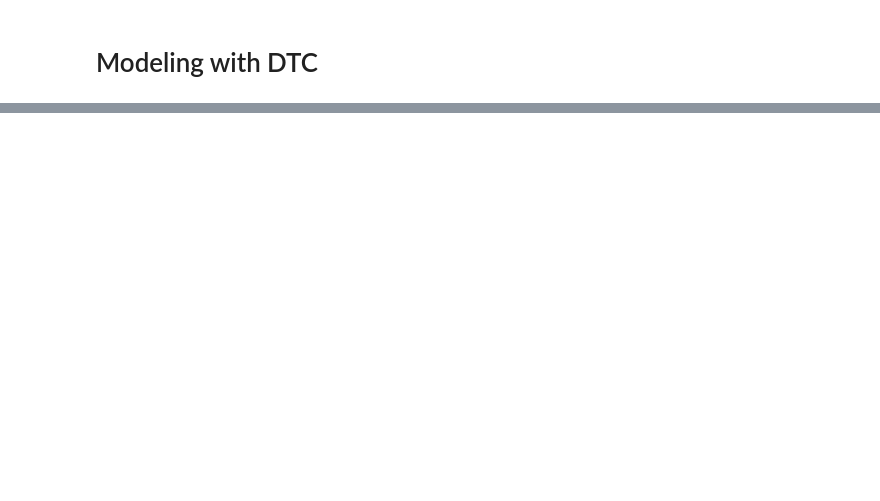
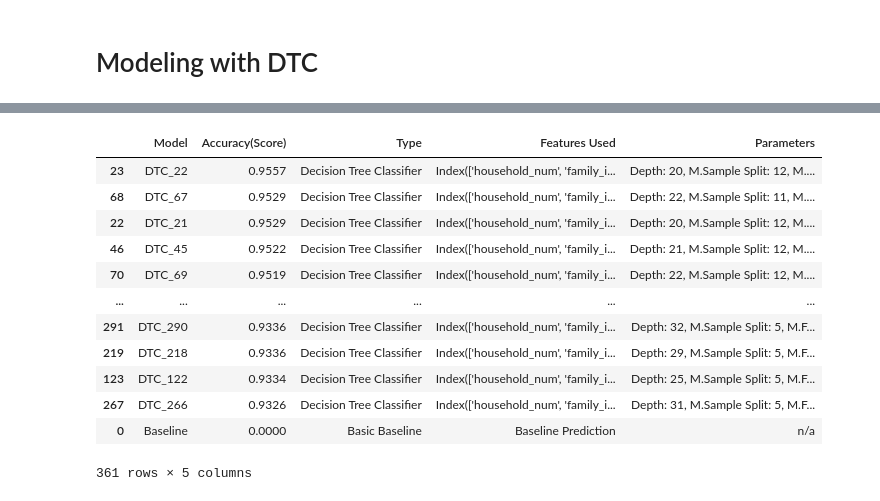
Before and after one commit to joshua-shorterivey/oct_2022_unemployment_project, a Jupyter notebook: model.ipynb, the cells around one changed output, grey strips where cells are left out. Cells and saved outputs as stored; diff of their text form; code cells hidden in the pictures; blank space fills up the shorter version.

```diff
--- a/model.ipynb
+++ b/model.ipynb
@@ -278,0 +390,16 @@ TypeError: cannot concatenate object of type '<class 'function'>'; only Series a
+# %%
+validate_descriptions.sort_values(by='Accuracy(Score)', ascending=False)
+# %% [output]
+|  | Model | Accuracy(Score) | Type | Features Used | Parameters |
+| 23 | DTC_22 | 0.9557 | Decision Tree Classifier | Index(['household_num', 'family_i... | Depth: 20, M.Sample Split: 12, M.... |
+| 68 | DTC_67 | 0.9529 | Decision Tree Classifier | Index(['household_num', 'family_i... | Depth: 22, M.Sample Split: 11, M.... |
+| 22 | DTC_21 | 0.9529 | Decision Tree Classifier | Index(['household_num', 'family_i... | Depth: 20, M.Sample Split: 12, M.... |
+| 46 | DTC_45 | 0.9522 | Decision Tree Classifier | Index(['household_num', 'family_i... | Depth: 21, M.Sample Split: 12, M.... |
+| 70 | DTC_69 | 0.9519 | Decision Tree Classifier | Index(['household_num', 'family_i... | Depth: 22, M.Sample Split: 12, M.... |
+| ... | ... | ... | ... | ... | ... |
+| 291 | DTC_290 | 0.9336 | Decision Tree Classifier | Index(['household_num', 'family_i... | Depth: 32, M.Sample Split: 5, M.F... |
+| 219 | DTC_218 | 0.9336 | Decision Tree Classifier | Index(['household_num', 'family_i... | Depth: 29, M.Sample Split: 5, M.F... |
+| 123 | DTC_122 | 0.9334 | Decision Tree Classifier | Index(['household_num', 'family_i... | Depth: 25, M.Sample Split: 5, M.F... |
+| 267 | DTC_266 | 0.9326 | Decision Tree Classifier | Index(['household_num', 'family_i... | Depth: 31, M.Sample Split: 5, M.F... |
+| 0 | Baseline | 0.0000 | Basic Baseline | Baseline Prediction | n/a |
+361 rows × 5 columns
```
Also changed, not shown: parts of 21 cells of this notebook, 3 other files.
